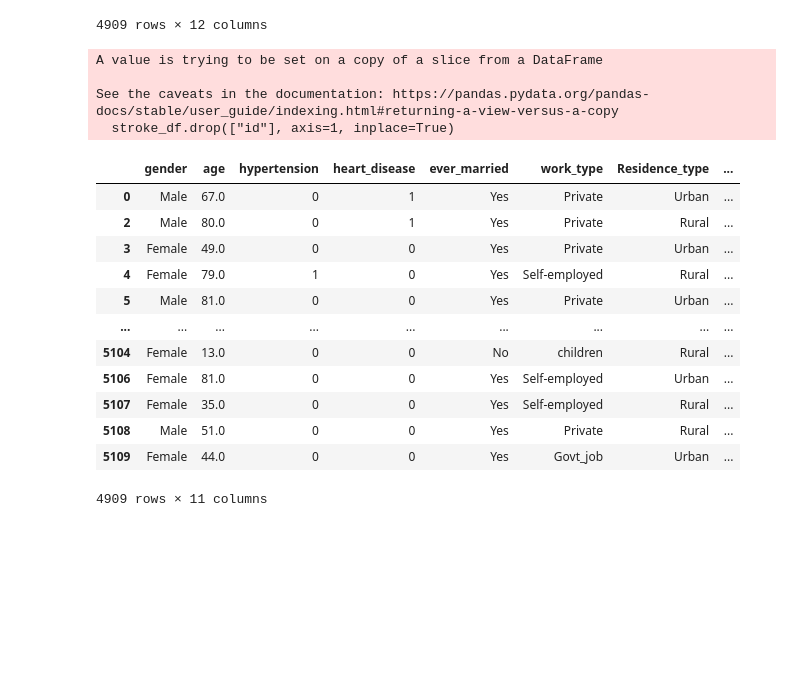
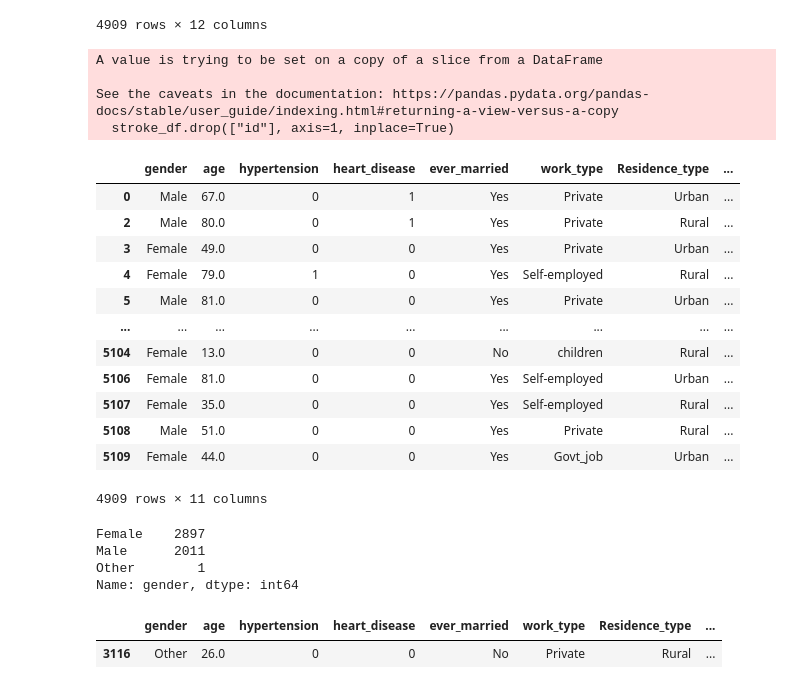
Before and after one commit to ruchisharma19/Project-4-Data-Doctors, a Jupyter notebook: Untitled.ipynb, the cells around one changed output. Cells and saved outputs as stored; diff of their text form; code cells hidden in the pictures; blank space fills up the shorter version.

```diff
--- a/Untitled.ipynb
+++ b/Untitled.ipynb
@@ -42,25 +43,37 @@ stroke_df
 # %%
 # Dropping/removing unwanted columns
 stroke_df.drop(["id"], axis=1, inplace=True)
+stroke_df
 # %% [output]
 A value is trying to be set on a copy of a slice from a DataFrame
 
 See the caveats in the documentation: https://pandas.pydata.org/pandas-docs/stable/user_guide/indexing.html#returning-a-view-versus-a-copy
   stroke_df.drop(["id"], axis=1, inplace=True)
+|  | gender | age | hypertension | heart_disease | ever_married | work_type | Residence_type | ... |
+| 0 | Male | 67.0 | 0 | 1 | Yes | Private | Urban | ... |
+| 2 | Male | 80.0 | 0 | 1 | Yes | Private | Rural | ... |
+| 3 | Female | 49.0 | 0 | 0 | Yes | Private | Urban | ... |
+| 4 | Female | 79.0 | 1 | 0 | Yes | Self-employed | Rural | ... |
+| 5 | Male | 81.0 | 0 | 0 | Yes | Private | Urban | ... |
+| ... | ... | ... | ... | ... | ... | ... | ... | ... |
+| 5104 | Female | 13.0 | 0 | 0 | No | children | Rural | ... |
+| 5106 | Female | 81.0 | 0 | 0 | Yes | Self-employed | Urban | ... |
+| 5107 | Female | 35.0 | 0 | 0 | Yes | Self-employed | Rural | ... |
+| 5108 | Male | 51.0 | 0 | 0 | Yes | Private | Rural | ... |
+| 5109 | Female | 44.0 | 0 | 0 | Yes | Govt_job | Urban | ... |
+4909 rows × 11 columns
-# %%
-
-stroke_df.
-# %% [output]
-|  | gender | age | hypertension | heart_disease | ever_married | work_type | Residence_type | ... |
-| 0 | Male | 67.0 | 0 | 1 | Yes | Private | Urban | ... |
-| 2 | Male | 80.0 | 0 | 1 | Yes | Private | Rural | ... |
-| 3 | Female | 49.0 | 0 | 0 | Yes | Private | Urban | ... |
-| 4 | Female | 79.0 | 1 | 0 | Yes | Self-employed | Rural | ... |
-| 5 | Male | 81.0 | 0 | 0 | Yes | Private | Urban | ... |
-| ... | ... | ... | ... | ... | ... | ... | ... | ... |
-| 5104 | Female | 13.0 | 0 | 0 | No | children | Rural | ... |
-| 5106 | Female | 81.0 | 0 | 0 | Yes | Self-employed | Urban | ... |
-| 5107 | Female | 35.0 | 0 | 0 | Yes | Self-employed | Rural | ... |
-| 5108 | Male | 51.0 | 0 | 0 | Yes | Private | Rural | ... |
-| 5109 | Female | 44.0 | 0 | 0 | Yes | Govt_job | Urban | ... |
-4909 rows × 11 columns
+# %%
+# do a .value_counts() to see if there is any unwanted row on gender column
+stroke_df['gender'].value_counts()
+# %% [output]
+Female    2897
+Male      2011
+Other        1
+Name: gender, dtype: int64
+# %%
+# view the other gender row
+other_gender = stroke_df.loc[stroke_df["gender"] == "Other", :]
+other_gender
+# %% [output]
+|  | gender | age | hypertension | heart_disease | ever_married | work_type | Residence_type | ... |
+| 3116 | Other | 26.0 | 0 | 0 | No | Private | Rural | ... |
```
Also changed, not shown: parts of 7 cells of this notebook, 5 other files.
